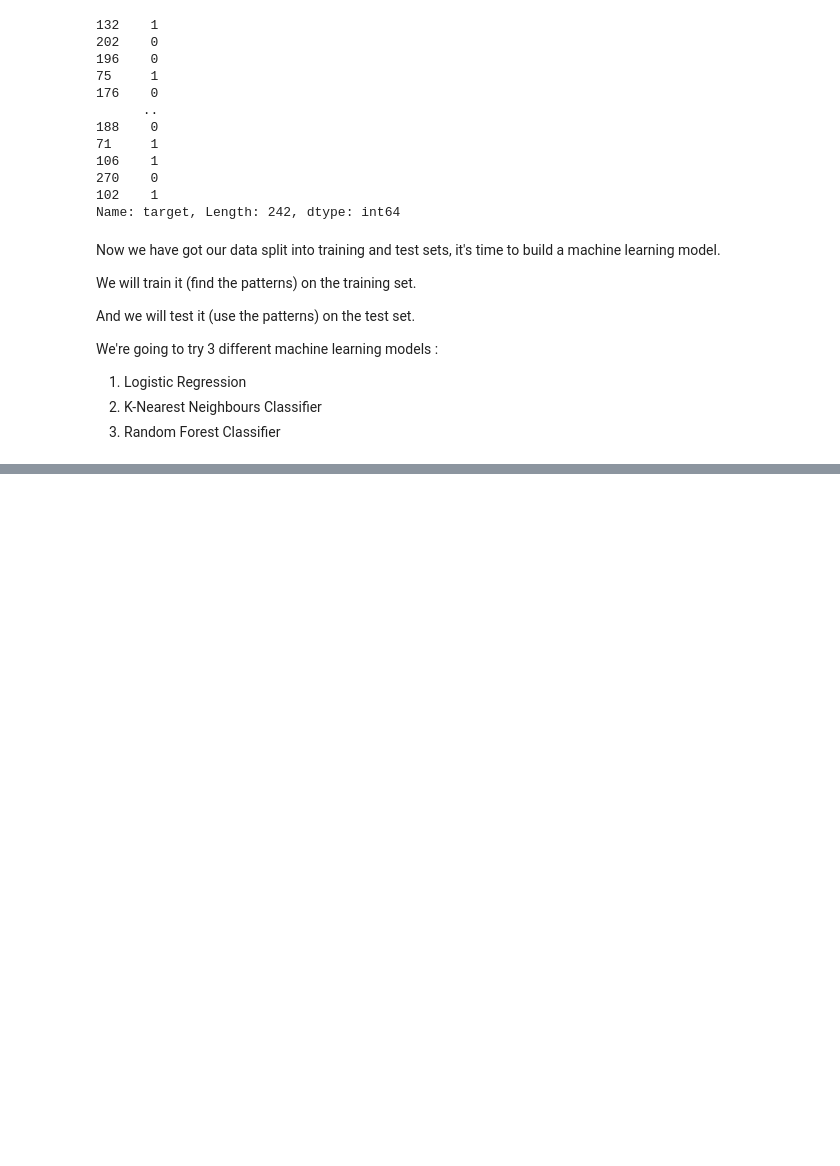
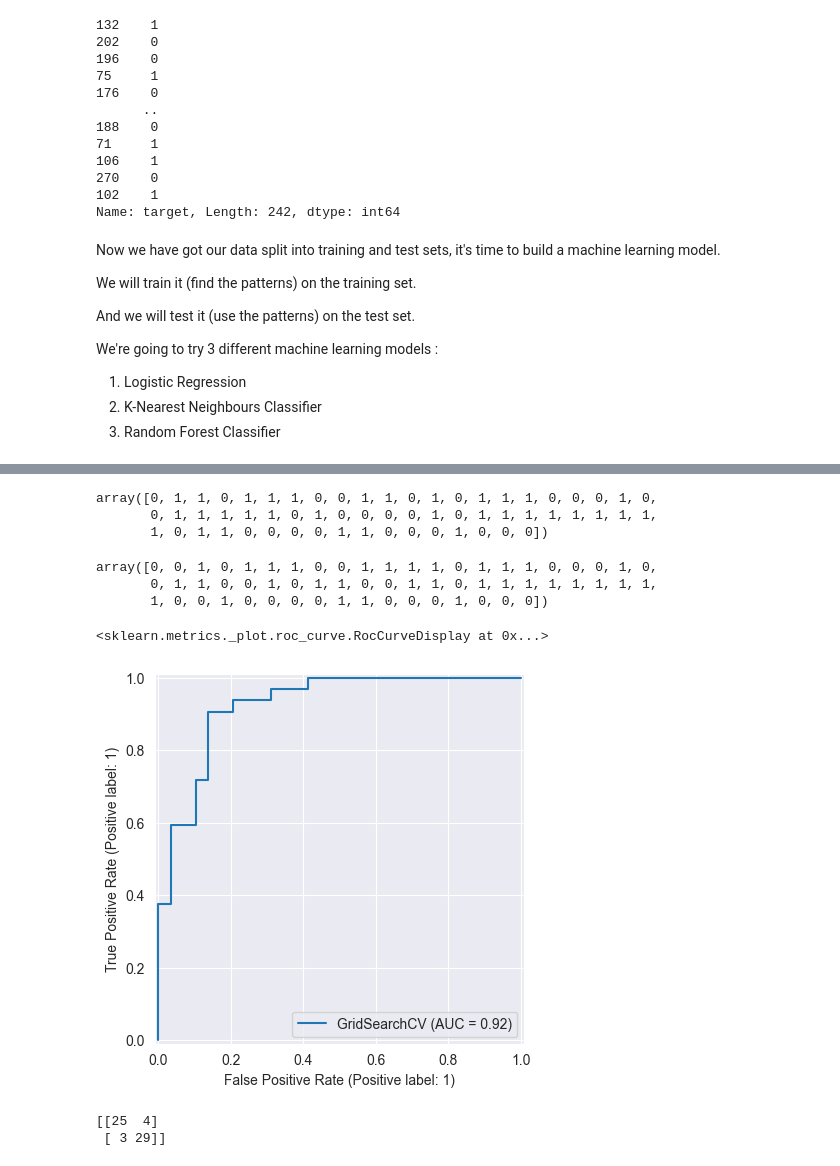
Before and after one commit to Aishwarya-J05/health-analysis, a Jupyter notebook: sample.ipynb, the cells around one changed output, grey strips where cells are left out. Saved outputs shown, nothing was run; the diff lists cells and outputs as text; code cells hidden in the pictures; blank space fills up the shorter version.

```diff
--- a/sample.ipynb
+++ b/sample.ipynb
@@ -387,0 +566,13 @@ We're going to try 3 different machine learning models :
+# %%
+# Tune the LogisticRegression
+
+np.random.seed(42)
+
+# Set up random hyperparameter search for LogisticRegression
+rs_log_grid = RandomizedSearchCV(LogisticRegression(),
+                                  param_distributions=log_reg_grid,
+                                  cv=5,
+                                  n_iter=20,
+                                  verbose=True)
+# fit random hyperparameter search for LogisticRegression
+rs_log_grid.fit(x_train, y_train)
@@ -387,0 +597,11 @@ We're going to try 3 different machine learning models :
+# %%
+np.random.seed(42)
+
+# Set up random hyperparameter search for RandomForestClassifier
+rs_rf = RandomizedSearchCV(RandomForestClassifier(),
+                         param_distributions=rf_grid,
+                         cv=5,
+                         n_iter=20,
+                         verbose=True)
+# fit random hyperparameter search for RandomForestClassifier
+rs_rf.fit(x_train, y_train)
@@ -387,0 +638,13 @@ We're going to try 3 different machine learning models :
+# %%
+# Different hyperparameters for our LogisticRegression model
+
+log_reg_grid = {"C":np.logspace(-4, 4, 30),
+                "solver":["liblinear"]}
+
+# Set up grid hyperparameter search for LogisticRegression
+gs_log_grid = GridSearchCV(LogisticRegression(),
+                           param_grid=log_reg_grid,
+                           cv=5,
+                           verbose=True)
+# fit grid hyperparameter search model
+gs_log_grid.fit(x_train, y_train);
@@ -387,0 +685,25 @@ We're going to try 3 different machine learning models :
+# %%
+y_preds
+# %% [output]
+array([0, 1, 1, 0, 1, 1, 1, 0, 0, 1, 1, 0, 1, 0, 1, 1, 1, 0, 0, 0, 1, 0,
+       0, 1, 1, 1, 1, 1, 0, 1, 0, 0, 0, 0, 1, 0, 1, 1, 1, 1, 1, 1, 1, 1,
+       1, 0, 1, 1, 0, 0, 0, 0, 1, 1, 0, 0, 0, 1, 0, 0, 0])
+# %%
+np.array(y_test)
+# %% [output]
+array([0, 0, 1, 0, 1, 1, 1, 0, 0, 1, 1, 1, 1, 0, 1, 1, 1, 0, 0, 0, 1, 0,
+       0, 1, 1, 0, 0, 1, 0, 1, 1, 0, 0, 1, 1, 0, 1, 1, 1, 1, 1, 1, 1, 1,
+       1, 0, 0, 1, 0, 0, 0, 0, 1, 1, 0, 0, 0, 1, 0, 0, 0])
+# %%
+# plot ROC curve and calculate and calculate AUC score
+RocCurveDisplay.from_estimator(estimator=gs_log_grid,
+                               X=x_test, y=y_test)
+# %% [output]
+<sklearn.metrics._plot.roc_curve.RocCurveDisplay at 0x...>
+[figure, added]
+# %%
+# confusion matrix
+print(confusion_matrix(y_test, y_preds))
+# %% [output]
+[[25  4]
+ [ 3 29]]
```
Also changed, not shown: parts of 54 cells of this notebook.
